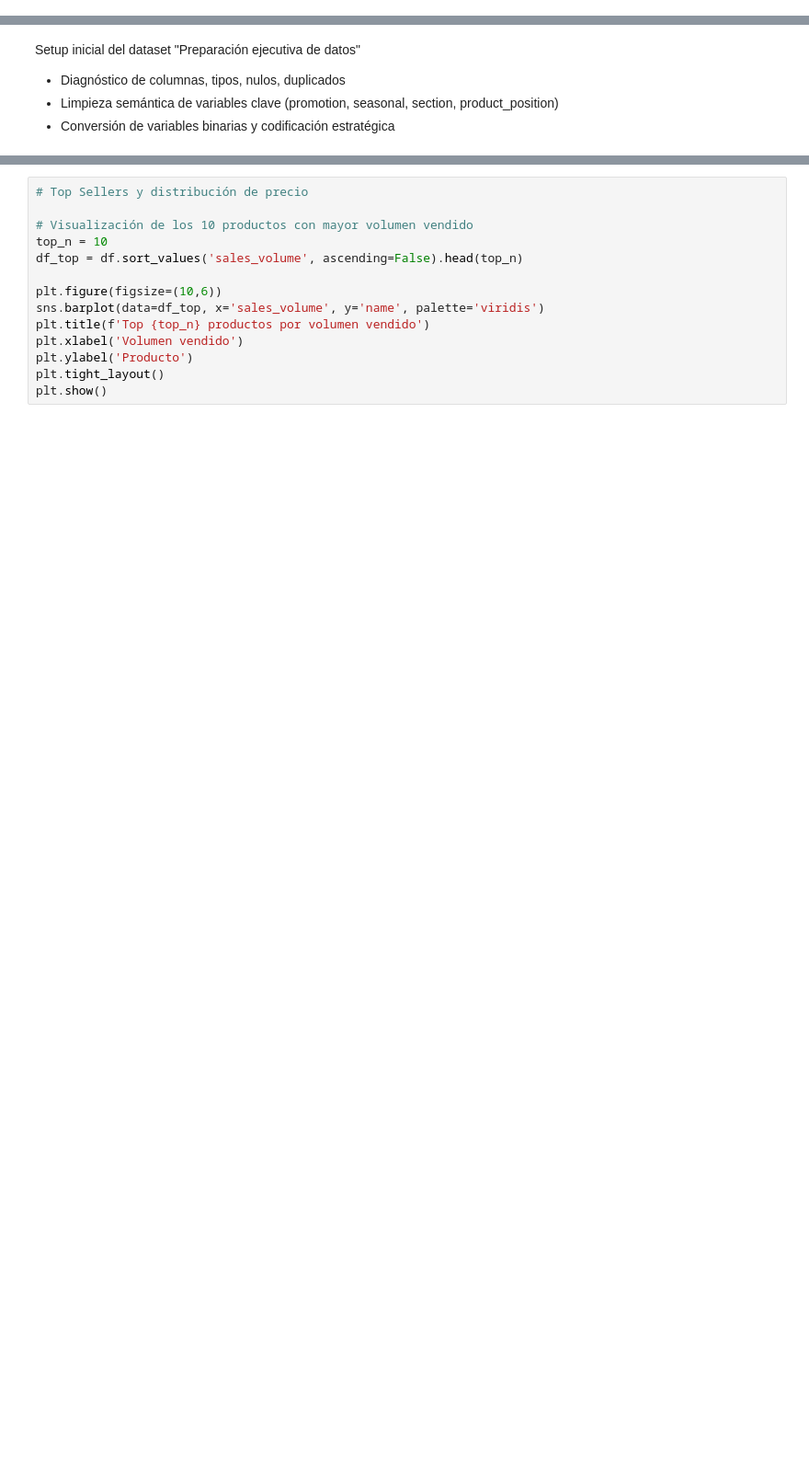
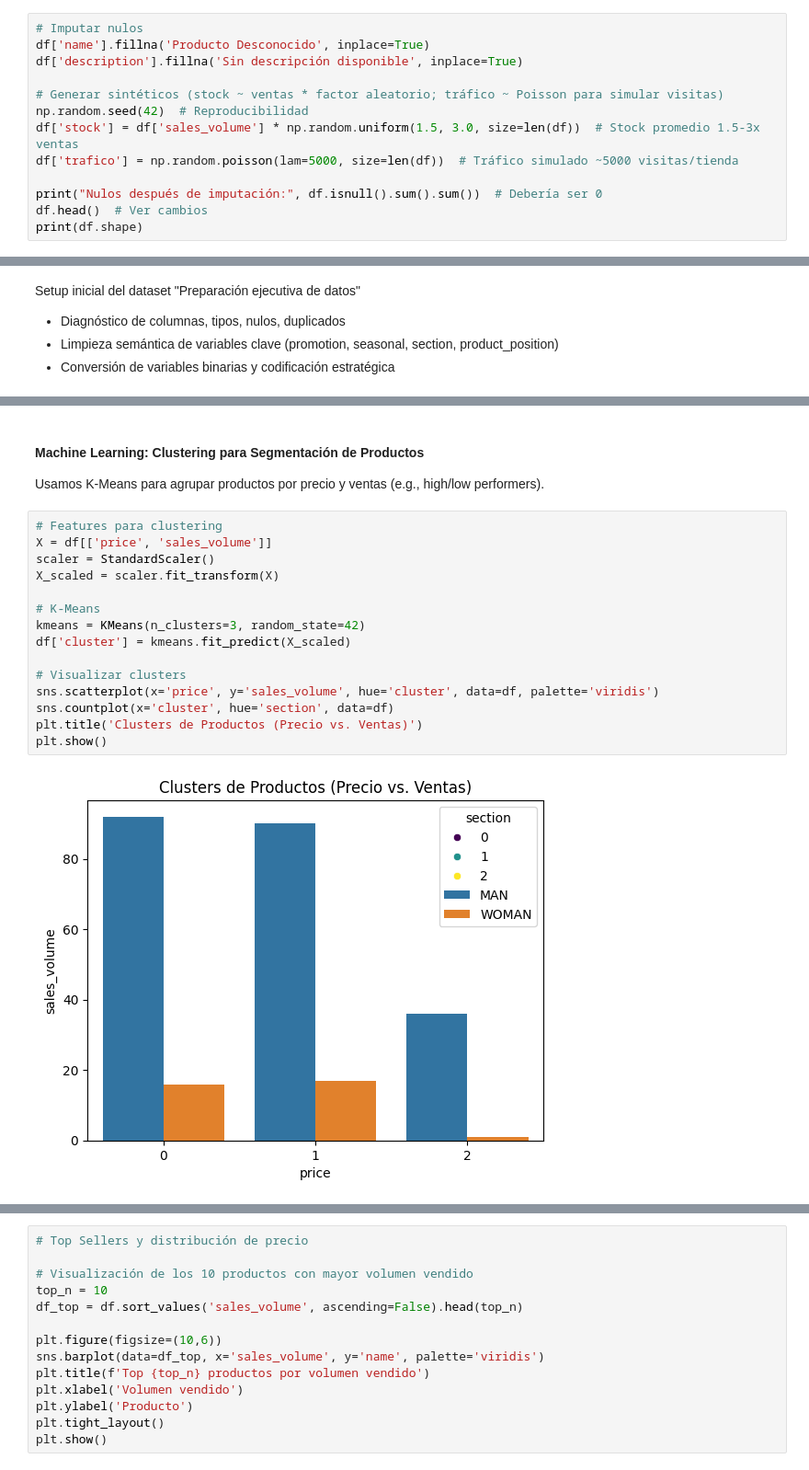
Before and after one commit to Data-Analyst-AI/Retail_Intelligence_Zara, a Jupyter notebook: proyecto_retail.ipynb, the cells around one changed output, grey strips where cells are left out. Shown: that part at 92% size. Saved outputs shown, nothing was run; the diff lists cells and outputs as text; blank space fills up the shorter version.

```diff
--- a/proyecto_retail.ipynb
+++ b/proyecto_retail.ipynb
@@ -128,0 +138,13 @@ Name: count, dtype: int64
+# %%
+# Imputar nulos
+df['name'].fillna('Producto Desconocido', inplace=True)
+df['description'].fillna('Sin descripción disponible', inplace=True)
+
+# Generar sintéticos (stock ~ ventas * factor aleatorio; tráfico ~ Poisson para simular visitas)
+np.random.seed(42)  # Reproducibilidad
+df['stock'] = df['sales_volume'] * np.random.uniform(1.5, 3.0, size=len(df))  # Stock promedio 1.5-3x ventas
+df['trafico'] = np.random.poisson(lam=5000, size=len(df))  # Tráfico simulado ~5000 visitas/tienda
+
+print("Nulos después de imputación:", df.isnull().sum().sum())  # Debería ser 0
+df.head()  # Ver cambios
+print(df.shape)
@@ -138,0 +278,20 @@ df['seasonal'] = df['seasonal'].astype(str).str.lower().map({'yes': 1, 'no': 0})
+# %% [markdown]
+#### Machine Learning: Clustering para Segmentación de Productos
+Usamos K-Means para agrupar productos por precio y ventas (e.g., high/low performers).
+# %%
+# Features para clustering
+X = df[['price', 'sales_volume']]
+scaler = StandardScaler()
+X_scaled = scaler.fit_transform(X)
+
+# K-Means
+kmeans = KMeans(n_clusters=3, random_state=42)
+df['cluster'] = kmeans.fit_predict(X_scaled)
+
+# Visualizar clusters
+sns.scatterplot(x='price', y='sales_volume', hue='cluster', data=df, palette='viridis')
+sns.countplot(x='cluster', hue='section', data=df)
+plt.title('Clusters de Productos (Precio vs. Ventas)')
+plt.show()
+# %% [output]
+[figure, added]
```
Also changed, not shown: parts of 29 cells of this notebook.
